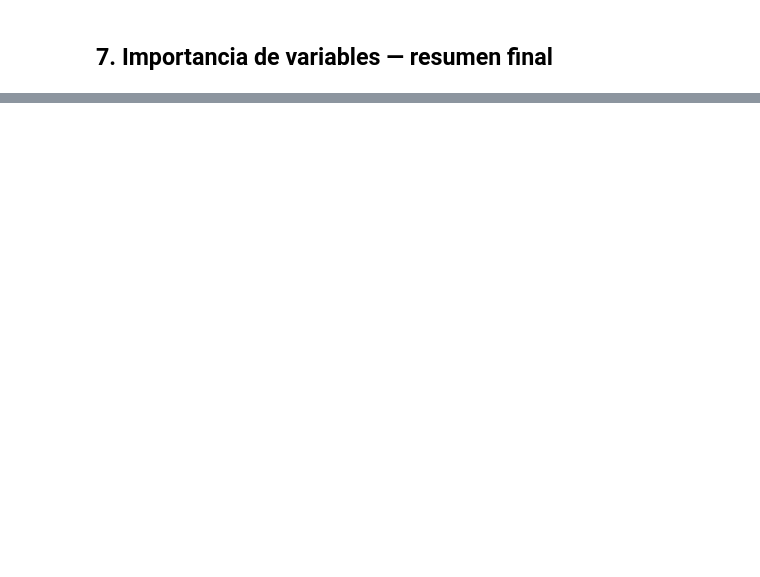
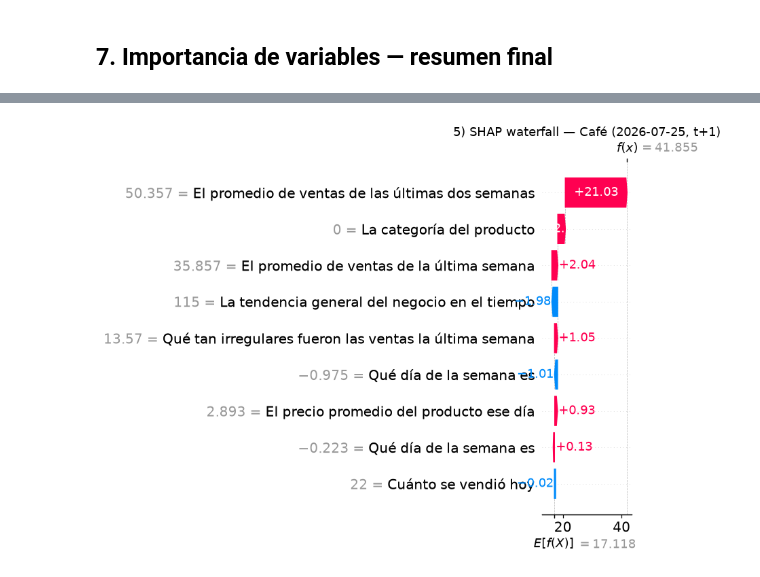
Before and after one commit to Whiteherobot/prediccion-demanda-cafeteria, a Jupyter notebook: notebooks/03_resultados.ipynb, the cells around one changed output, grey strips where cells are left out. Cells and saved outputs as stored; diff of their text form; code cells hidden in the pictures; blank space fills up the shorter version.

```diff
--- a/notebooks/03_resultados.ipynb
+++ b/notebooks/03_resultados.ipynb
@@ -241,0 +272,71 @@ Top 5 variables más influyentes:
+# %%
+import shap
+
+from practica3.features import FEATURE_LABELS_NEGOCIO  # noqa: E402
+
+FEATURE_LABELS = {c: FEATURE_LABELS_NEGOCIO.get(c, c) for c in FEATURE_COLS_SVR}
+
+ventas_crudas = pd.read_csv(ROOT / "data" / "raw" / "ventas.csv")
+ventas_crudas["fecha"] = pd.to_datetime(ventas_crudas["fecha_completa"], format="%d/%m/%Y")
+
+background = shap.sample(splits[1]["train"][FEATURE_COLS_SVR], 50, random_state=42)
+explainer_svr = shap.KernelExplainer(svr_models[1].predict, background)
+
+
+def explicar_prediccion(product_id: int, fecha: str, horizonte: int = 1):
+    """Pasos 2-6 del proceso: recupera la fila original, calcula SHAP y arma
+    la trazabilidad hasta los tickets de venta crudos de esa fecha-producto."""
+    fecha_ts = pd.Timestamp(fecha)
+    fila = df[(df["product_id"] == product_id) & (df["fecha"] == fecha_ts)]
+    if fila.empty:
+        raise ValueError(f"Sin fila para product_id={product_id} en {fecha}")
+    fila = fila.iloc[0]
+    nombre = fila["nombre"]
+
+    X = fila[FEATURE_COLS_SVR].to_frame().T.astype(float)
+    modelo = svr_models[horizonte]
+    pred = float(modelo.predict(X.values)[0])
+    shap_vals = explainer_svr.shap_values(X, nsamples=200, silent=True)[0]
+
+    tabla = (
+        pd.DataFrame({
+            "feature": FEATURE_COLS_SVR,
+            "concepto_negocio": [FEATURE_LABELS[c] for c in FEATURE_COLS_SVR],
+            "valor_original": X.iloc[0].to_numpy(),
+            "shap": shap_vals,
+        })
+        .reindex(np.argsort(-np.abs(shap_vals)))
+        .reset_index(drop=True)
+    )
+    tickets = ventas_crudas[
+        (ventas_crudas["producto"] == nombre) & (ventas_crudas["fecha"] == fecha_ts)
+    ][["id_ticket", "hora_exacta", "variante_o_sabor", "cantidad_vendida", "precio_unitario"]]
+
+    explicacion = shap.Explanation(
+        values=shap_vals,
+        base_values=explainer_svr.expected_value,
+        data=X.iloc[0].to_numpy(),
+        feature_names=[FEATURE_LABELS[c] for c in FEATURE_COLS_SVR],
+    )
+    return {
+        "producto": nombre, "fecha_referencia": fecha_ts, "prediccion_h": pred,
+        "tabla_shap": tabla, "tickets_crudos": tickets, "explicacion": explicacion,
+    }
+
+
+# Demo del proceso completo sobre un solo caso: Café, 2026-07-25
+demo = explicar_prediccion(product_id=7, fecha="2026-07-25", horizonte=1)
+nombre_demo = demo["producto"]
+fecha_demo = demo["fecha_referencia"].date()
+print(f"1) Instancia: {nombre_demo} — fecha de referencia {fecha_demo}")
+print(f"2-3) Predicción t+1: {demo['prediccion_h']:.2f} u.  |  Valor base del modelo: {explainer_svr.expected_value:.2f} u.")
+print("4) Contribución SHAP por variable (ordenadas por magnitud):")
+print(demo["tabla_shap"].round(3).to_string(index=False))
+print(f"\n6) Trazabilidad a la data original — tickets del {fecha_demo} "
+      f"para '{nombre_demo}' que componen su `cantidad_vendida` de ese día:")
+print(demo["tickets_crudos"].to_string(index=False))
+
+shap.plots.waterfall(demo["explicacion"], show=False)
+plt.title(f"5) SHAP waterfall — {demo['producto']} ({demo['fecha_referencia'].date()}, t+1)")
+plt.tight_layout(); plt.show()
+# %% [output]
@@ -241,0 +360 @@ Top 5 variables más influyentes:
+[figure, added]
```
Also changed, not shown: parts of 16 cells of this notebook, 42 other files.
